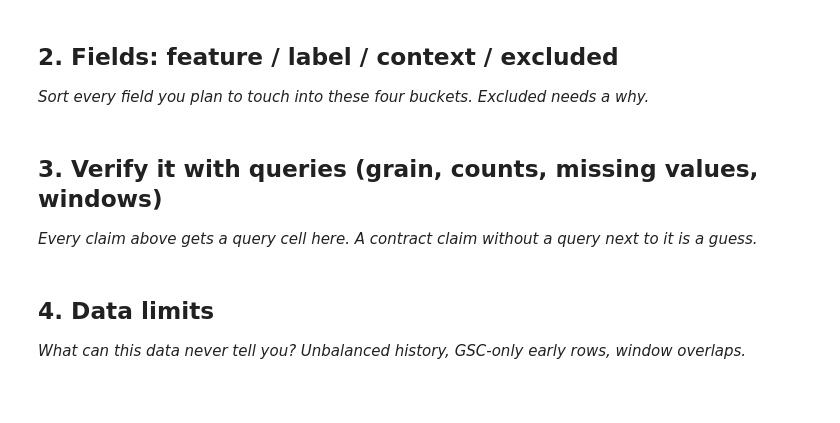
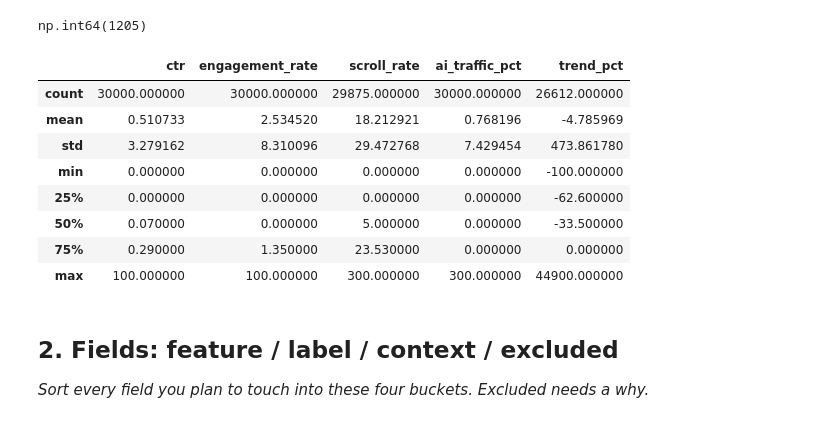
Before and after one commit to Dilip-Git18/flyrank-ml-internship, a Jupyter notebook: work/notebooks/w03_data_contract.ipynb, the cells around one changed output. Cells and saved outputs as stored; diff of their text form; code cells hidden in the pictures; blank space fills up the shorter version.

```diff
--- a/work/notebooks/w03_data_contract.ipynb
+++ b/work/notebooks/w03_data_contract.ipynb
@@ -12,0 +118,6 @@ This skeleton is yours to fill. Work the sections **in order** — each one has
+# %%
+df["is_declining_label"] = (
+    df["trend_direction"] == "down"
+).astype(int)
+
+df["is_declining_label"].value_counts()
@@ -13,12 +130,28 @@ This skeleton is yours to fill. Work the sections **in order** — each one has
+# %%
+(df["avg_position"] == 0).sum()
+# %% [output]
+np.int64(1205)
+# %%
+df[
+[
+"ctr",
+"engagement_rate",
+"scroll_rate",
+"ai_traffic_pct",
+"trend_pct"
+]
+].describe()
+# %% [output]
+|  | ctr | engagement_rate | scroll_rate | ai_traffic_pct | trend_pct |
+| count | 30000.000000 | 30000.000000 | 29875.000000 | 30000.000000 | 26612.000000 |
+| mean | 0.510733 | 2.534520 | 18.212921 | 0.768196 | -4.785969 |
+| std | 3.279162 | 8.310096 | 29.472768 | 7.429454 | 473.861780 |
+| min | 0.000000 | 0.000000 | 0.000000 | 0.000000 | -100.000000 |
+| 25% | 0.000000 | 0.000000 | 0.000000 | 0.000000 | -62.600000 |
+| 50% | 0.070000 | 0.000000 | 5.000000 | 0.000000 | -33.500000 |
+| 75% | 0.290000 | 1.350000 | 23.530000 | 0.000000 | 0.000000 |
+| max | 100.000000 | 100.000000 | 300.000000 | 300.000000 | 44900.000000 |
 # %% [markdown]
 ## 2. Fields: feature / label / context / excluded
 
 *Sort every field you plan to touch into these four buckets. Excluded needs a why.*
-# %% [markdown]
-## 3. Verify it with queries (grain, counts, missing values, windows)
-
-*Every claim above gets a query cell here. A contract claim without a query next to it is a guess.*
-# %% [markdown]
-## 4. Data limits
-
-*What can this data never tell you? Unbalanced history, GSC-only early rows, window overlaps.*
```
Also changed, not shown: parts of 18 cells of this notebook.
